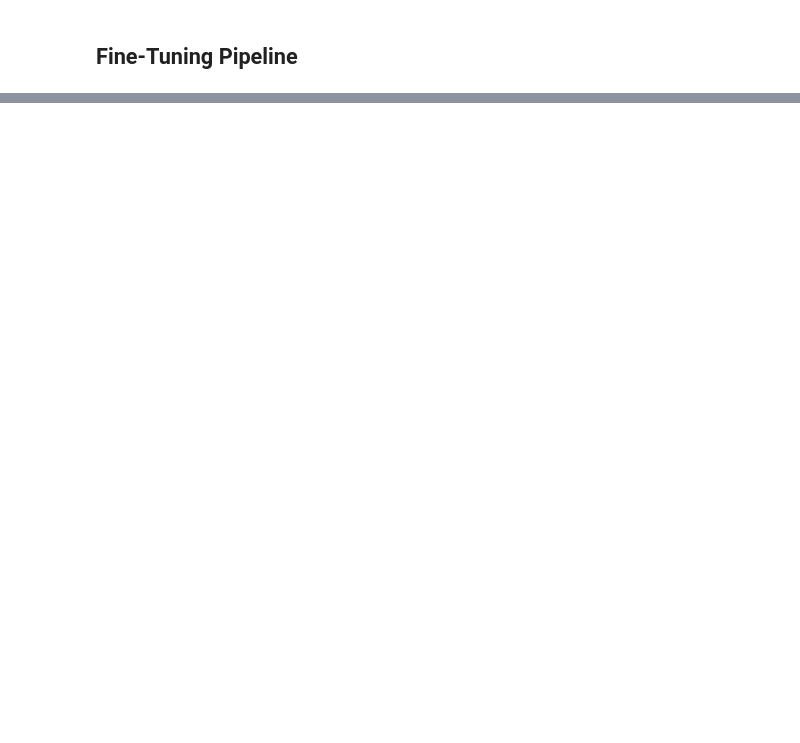
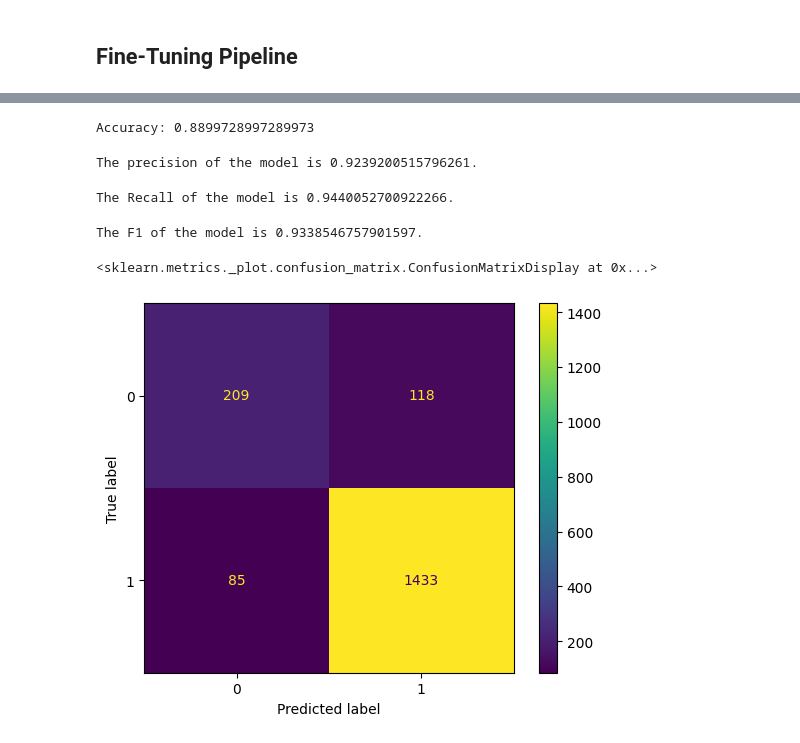
Before and after one commit to kumarbyes/dsnd-pipelines-project, a Jupyter notebook: starter/starter.ipynb, the cells around one changed output, grey strips where cells are left out. Saved outputs shown, nothing was run; the diff lists cells and outputs as text; code cells hidden in the pictures; blank space fills up the shorter version.

```diff
--- a/starter/starter.ipynb
+++ b/starter/starter.ipynb
@@ -842,6 +714,10 @@ check = my_lemma.transform(X_train['Title'])
 # train a support vector machine classifier using a pipeline
 from sklearn.svm import SVC
 from sklearn.pipeline import make_pipeline
-model_pipeline = make_pipeline(feature_engineering, SVC(random_state=27))
-model_pipeline.fit(X_train, y_train)
+model_pipeline = Pipeline([
+                            ('features',feature_engineering),
+                            ('svc',SVC(kernel='rbf',C=2,random_state=27))
+                            #('svc',SVC(kernel='rbf',C=2,random_state=27,class_weight='balanced'))
+                        ])
+model_pipeline
 # %% [output]
@@ -884,0 +800,28 @@ Accuracy: 0.886720867208672
+# %%
+from sklearn.model_selection import RandomizedSearchCV
+from sklearn.metrics import recall_score, make_scorer
+
+from sklearn.model_selection import StratifiedKFold
+cv_strategy = StratifiedKFold(n_splits=5, shuffle=True, random_state=27)
+
+recall = make_scorer(recall_score, pos_label=0)
+
+param_grid = [{'svc__C': [8,10,12],
+               'svc__gamma': [0.08, 0.1, 0.12],
+               'svc__kernel': ['linear', 'poly', 'rbf','sigmoid']}]
+
+param_search = RandomizedSearchCV(
+    estimator=model_pipeline,
+    param_distributions=param_grid,
+    n_iter=6,               # Try 6 different combinations of parameters
+    cv=cv_strategy,         # Use 5-fold cross-validation
+    n_jobs=-1,              # Use all available processors (for multiprocessing)
+    refit=True,             # Refit the model using the best parameters found
+    verbose=3,              # Output of parameters, score, time
+    random_state=27,
+)
+
+param_search.fit(X_train.drop(['Clothing ID'],axis=1), y_train)
+
+# Retrieve the best parameters
+param_search.best_params_
@@ -884,0 +831,3 @@ Accuracy: 0.886720867208672
+# %%
+model_best = param_search.best_estimator_
+model_best
@@ -884,0 +852,29 @@ Accuracy: 0.886720867208672
+# %%
+y_pred_best = model_best.predict(X_test)
+# %%
+accuracy_best = accuracy_score(y_test, y_pred_best)
+print('Accuracy:', accuracy_best)
+# %% [output]
+Accuracy: 0.8899728997289973
+# %%
+precision = precision_score(y_test, y_pred_best)
+print("The precision of the model is {}.".format(precision))
+# %% [output]
+The precision of the model is 0.9239200515796261.
+# %%
+recall = recall_score(y_test, y_pred_best)
+print("The Recall of the model is {}.".format(recall))
+# %% [output]
+The Recall of the model is 0.9440052700922266.
+# %%
+f1 = f1_score(y_test, y_pred_best)
+print("The F1 of the model is {}.".format(f1))
+# %% [output]
+The F1 of the model is 0.9338546757901597.
+# %%
+cm = confusion_matrix(y_test, y_pred_best, labels=model_best[-1].classes_)
+disp = ConfusionMatrixDisplay(confusion_matrix=cm, display_labels=model_best[-1].classes_)
+disp.plot()
+# %% [output]
+<sklearn.metrics._plot.confusion_matrix.ConfusionMatrixDisplay at 0x...>
+[figure, added]
```
Also changed, not shown: parts of 107 cells of this notebook.
